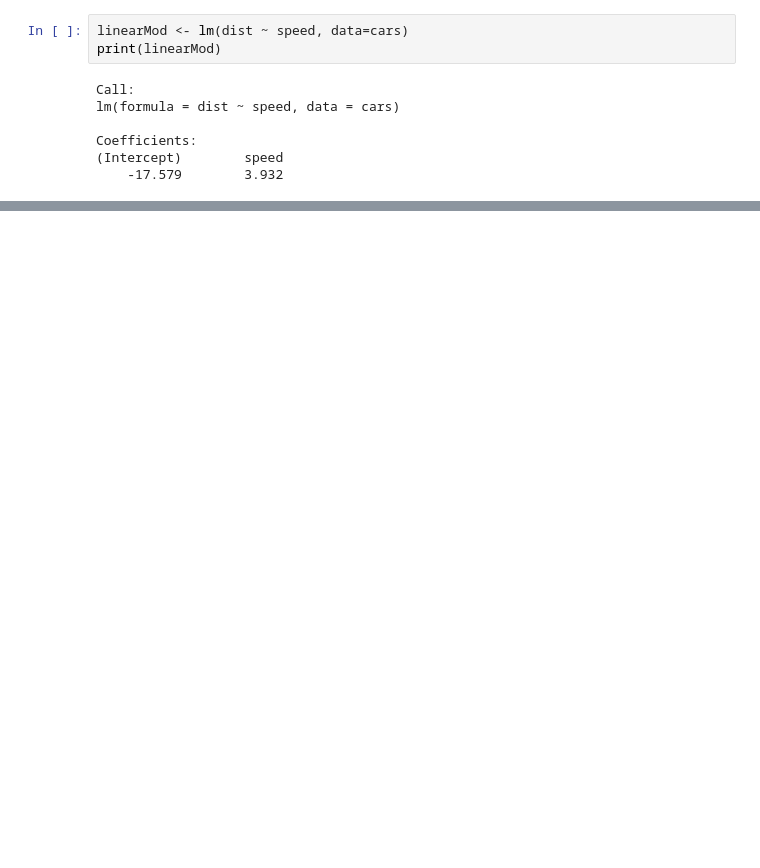
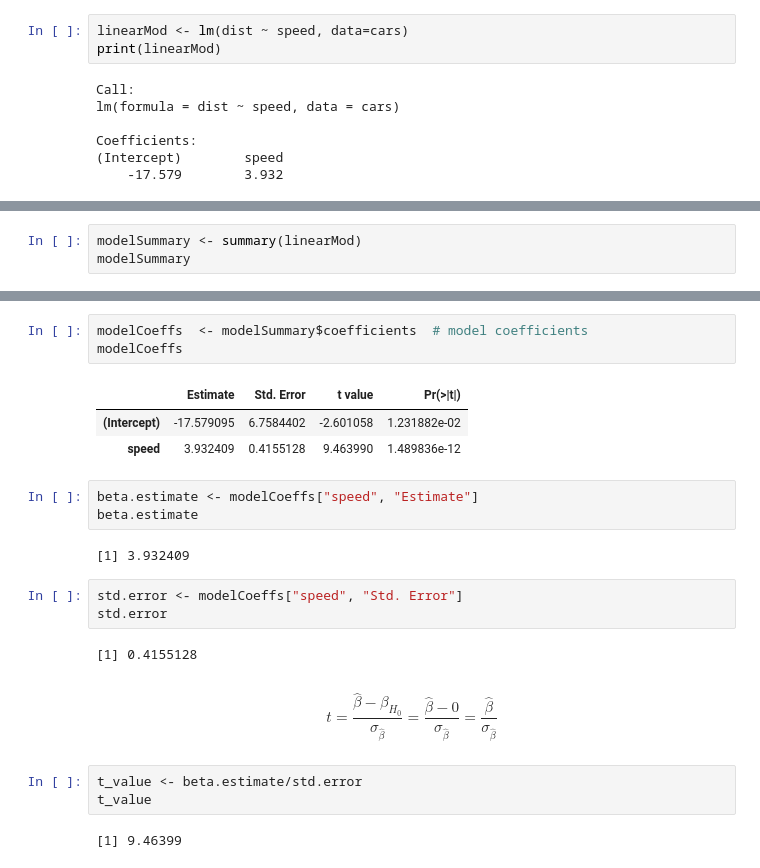
Before and after one commit to denglert/R-sandbox, a Jupyter notebook: regression/linear_regression_example.ipynb, the cells around one changed output, grey strips where cells are left out. Drawn from its saved outputs; the diff is of its cells as text; blank space fills up the shorter version.

Commit message:
linear regression example

```diff
--- a/regression/linear_regression_example.ipynb
+++ b/regression/linear_regression_example.ipynb
@@ -169,0 +185,3 @@ help.search('IQR')
+# %%
+modelSummary <- summary(linearMod)
+modelSummary
@@ -169,0 +206,32 @@ help.search('IQR')
+# %%
+modelCoeffs  <- modelSummary$coefficients  # model coefficients
+modelCoeffs
+# %% [output]
+|  | Estimate | Std. Error | t value | Pr(>|t|) |
+| (Intercept) | -17.579095 | 6.7584402 | -2.601058 | 1.231882e-02 |
+| speed | 3.932409 | 0.4155128 | 9.463990 | 1.489836e-12 |
+# %%
+beta.estimate <- modelCoeffs["speed", "Estimate"]
+beta.estimate
+# %% [output]
+[1] 3.932409
+# %%
+std.error <- modelCoeffs["speed", "Std. Error"]
+std.error
+# %% [output]
+[1] 0.4155128
+# %% [markdown]
+\begin{equation}
+    t
+    =
+    \frac{\hat{\beta}-\beta_{H_{0}}}{\sigma_{\hat{\beta}}}
+    =
+    \frac{\hat{\beta}-0}{\sigma_{\hat{\beta}}}
+    =
+    \frac{\hat{\beta}}{\sigma_{\hat{\beta}}}
+\end{equation}
+# %%
+t_value <- beta.estimate/std.error
+t_value
+# %% [output]
+[1] 9.46399
```
Also changed, not shown: parts of 37 cells of this notebook.
